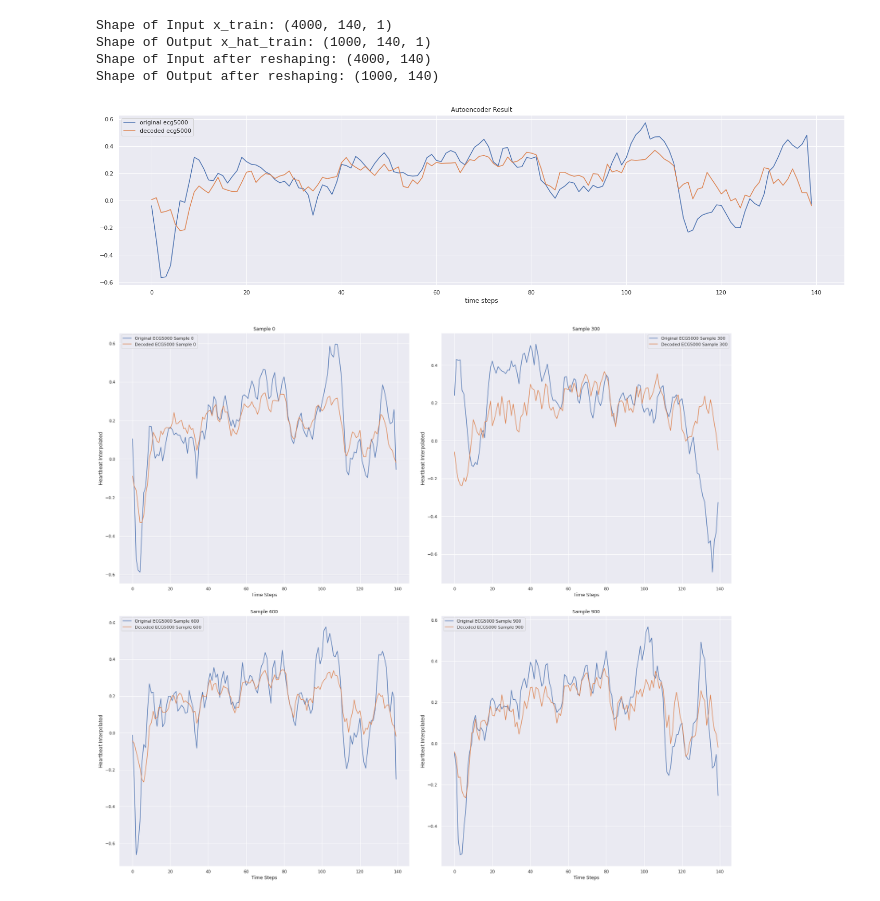
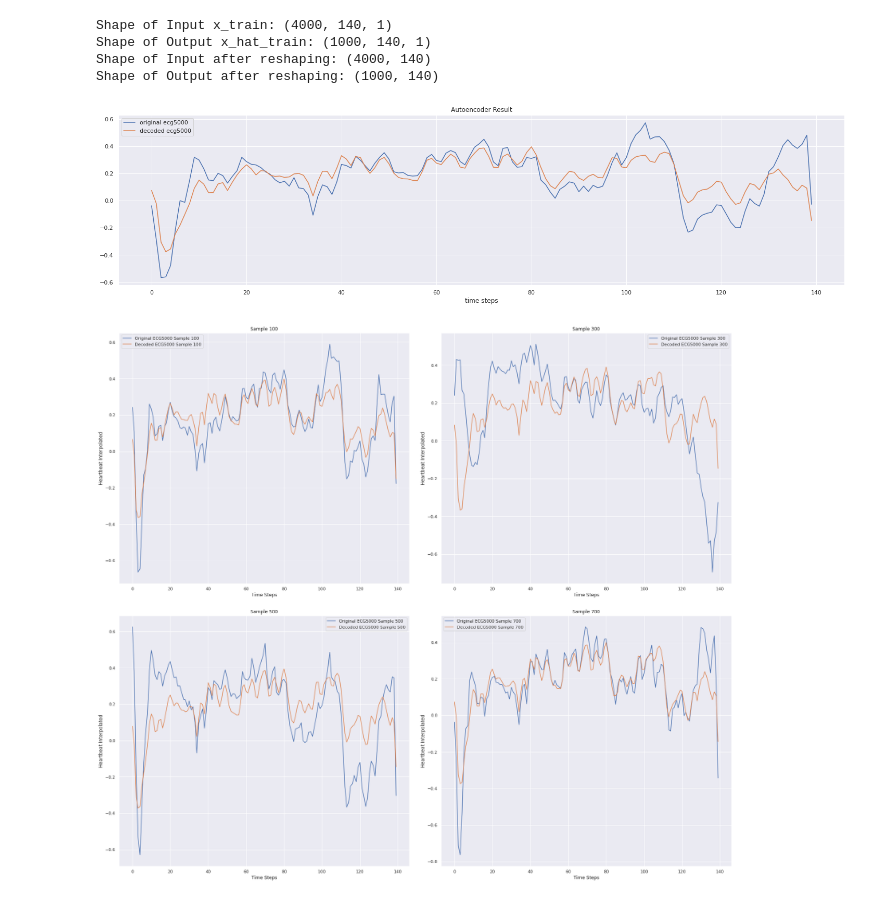
Before and after one commit to nina-prog/sem-data-analysis-VAE, a Jupyter notebook: VAE_v2.0.ipynb, the cells around one changed output. Saved outputs shown, nothing was run; the diff lists cells and outputs as text; code cells hidden in the pictures.

```diff
--- a/VAE_v2.0.ipynb
+++ b/VAE_v2.0.ipynb
@@ -165,9 +165,9 @@ class Sampling(layers.Layer):
 ### Model Properties
 encoding_dim = 140
 latent_dim = 5
-epochs = 25
+epochs = 30
 batch_size = 32
-drop_out_rate = 0.2
+drop_out_rate = 0.9
 # %% [markdown]
 ## Encoder
 # %%
@@ -481,24 +488,24 @@ plt.plot(new_decoded_ecg5000[i], label='decoded ecg5000')
 plt.legend(loc="upper left")
 plt.show()
 # %% [output]
-[figure, old version]
+[figure, new version]
 # %%
 ### Plot Multiple Samples
 n_rows = 2
 n_cols = 2
 
 # Size Properties and layout design for tighter representation
 fig, axs = plt.subplots(nrows = n_rows, ncols = n_cols, figsize=(23,20))
 fig.tight_layout(w_pad=4, h_pad = 5)
 
 # Subplotting
-i = 0
+i = 100
 for row in range(n_rows):
   for col in range(n_cols):
     axs[row, col].plot(new_x_train[i])
     axs[row, col].plot(new_decoded_ecg5000[i])
     axs[row, col].legend(["Original ECG5000 Sample {}".format(i), "Decoded ECG5000 Sample {}".format(i)])
     axs[row, col].set(xlabel = "Time Steps", ylabel = "Heartbeat Interpolated", title = "Sample {}".format(i))
-    i = i + 300
+    i = i + 200
 # %% [output]
-[figure, old version]
+[figure, new version]
```
Also changed, not shown: parts of 8 cells of this notebook.
